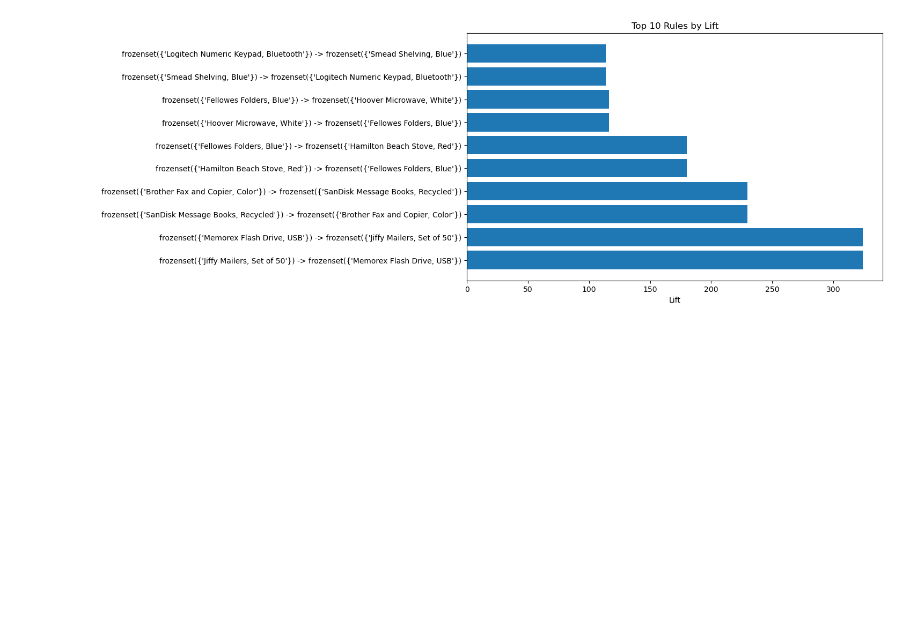
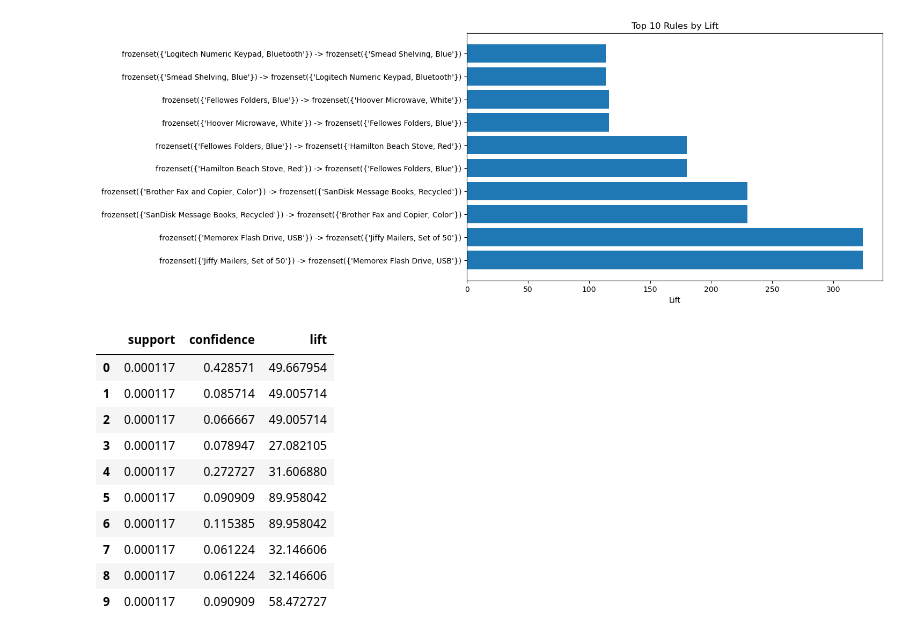
Before and after one commit to AndrewJesse/Data-Preparation-and-Exploration---D599---Task-3, a Jupyter notebook: main.ipynb, the cells around one changed output. Cells and saved outputs as stored; diff of their text form; code cells hidden in the pictures; blank space fills up the shorter version.

Commit message:
display data and top 3

```diff
--- a/main.ipynb
+++ b/main.ipynb
@@ -81,3 +81,18 @@ plt.title('Top 10 Rules by Lift')
 plt.show()
 # %% [output]
 [figure]
+# %%
+# Display the columns related to support, confidence, and lift
+rules[['support', 'confidence', 'lift']].head(10)
+# %% [output]
+|  | support | confidence | lift |
+| 0 | 0.000117 | 0.428571 | 49.667954 |
+| 1 | 0.000117 | 0.085714 | 49.005714 |
+| 2 | 0.000117 | 0.066667 | 49.005714 |
+| 3 | 0.000117 | 0.078947 | 27.082105 |
+| 4 | 0.000117 | 0.272727 | 31.606880 |
+| 5 | 0.000117 | 0.090909 | 89.958042 |
+| 6 | 0.000117 | 0.115385 | 89.958042 |
+| 7 | 0.000117 | 0.061224 | 32.146606 |
+| 8 | 0.000117 | 0.061224 | 32.146606 |
+| 9 | 0.000117 | 0.090909 | 58.472727 |
```
Also changed, not shown: parts of 2 cells of this notebook.
